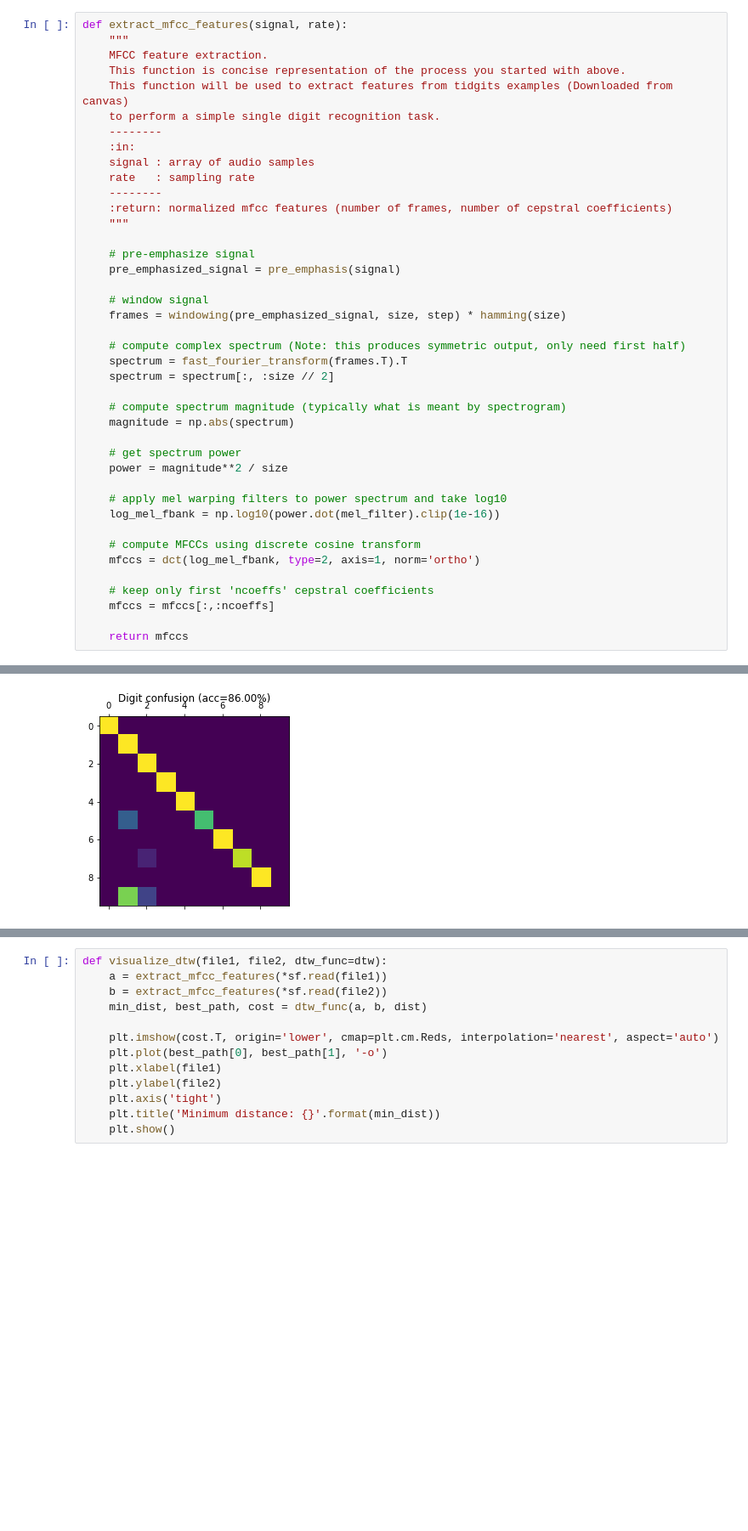
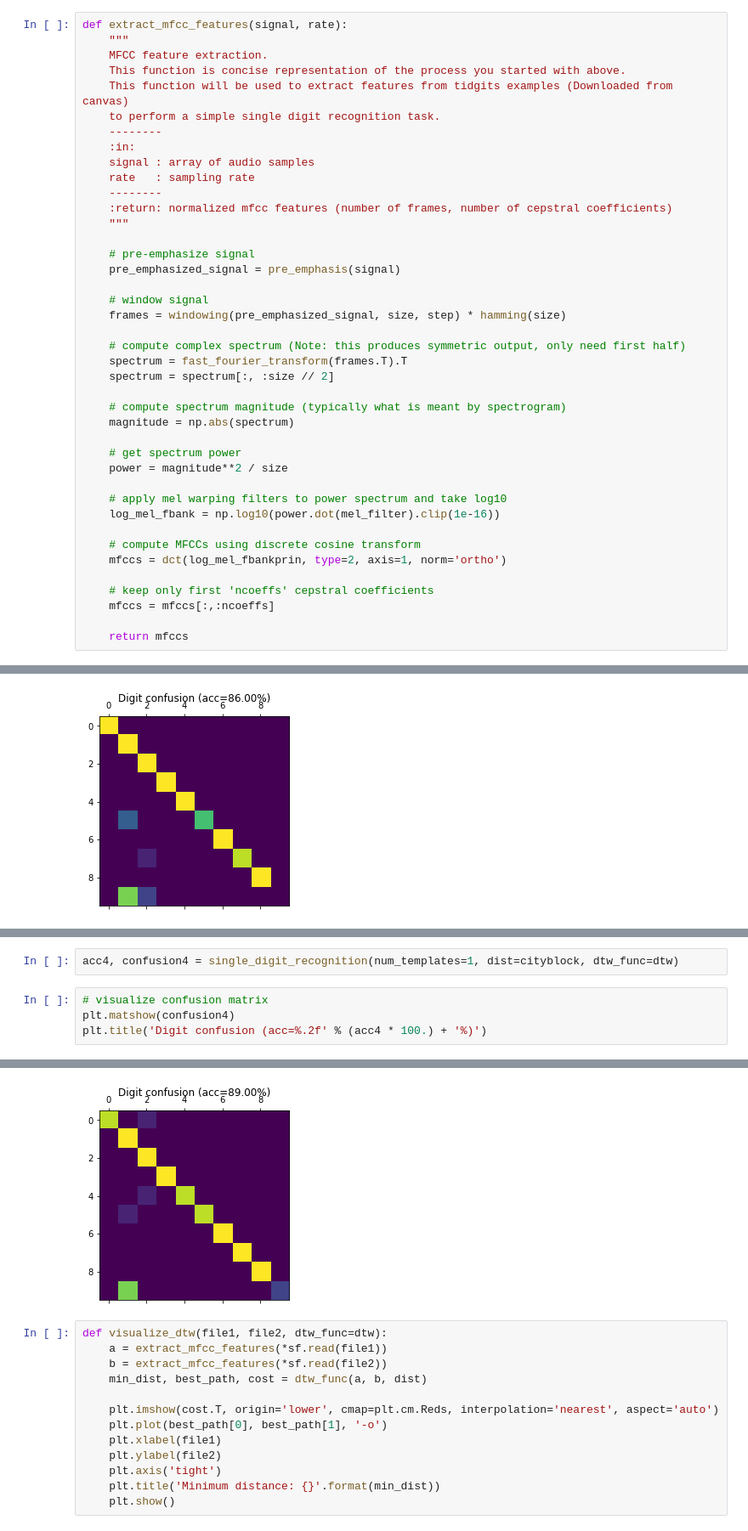
Before and after one commit to RuolinZheng08/ttic31110-speech-technologies, a Jupyter notebook: hw2/hw2.ipynb, the cells around one changed output, grey strips where cells are left out. Shown at 85% size. Saved outputs shown, nothing was run; the diff lists cells and outputs as text; blank space fills up the shorter version.

Commit message:
Get best result with manhattan dist. No more update

```diff
--- a/hw2/hw2.ipynb
+++ b/hw2/hw2.ipynb
@@ -643,7 +643,7 @@ def extract_mfcc_features(signal, rate):
     log_mel_fbank = np.log10(power.dot(mel_filter).clip(1e-16))
 
     # compute MFCCs using discrete cosine transform
-    mfccs = dct(log_mel_fbank, type=2, axis=1, norm='ortho')
+    mfccs = dct(log_mel_fbankprin, type=2, axis=1, norm='ortho')
 
     # keep only first 'ncoeffs' cepstral coefficients
     mfccs = mfccs[:,:ncoeffs]
@@ -731,0 +734,7 @@ Text(0.5, 1.05, 'Digit confusion (acc=86.00%)')
+# %%
+acc4, confusion4 = single_digit_recognition(num_templates=1, dist=cityblock, dtw_func=dtw)
+# %%
+# visualize confusion matrix
+plt.matshow(confusion4)
+plt.title('Digit confusion (acc=%.2f' % (acc4 * 100.) + '%)')
+# %% [output]
@@ -732,3 +742,4 @@ Text(0.5, 1.05, 'Digit confusion (acc=86.00%)')
+[figure, added]
 # %%
 def visualize_dtw(file1, file2, dtw_func=dtw):
     a = extract_mfcc_features(*sf.read(file1))
```
Also changed, not shown: parts of 4 cells of this notebook.
